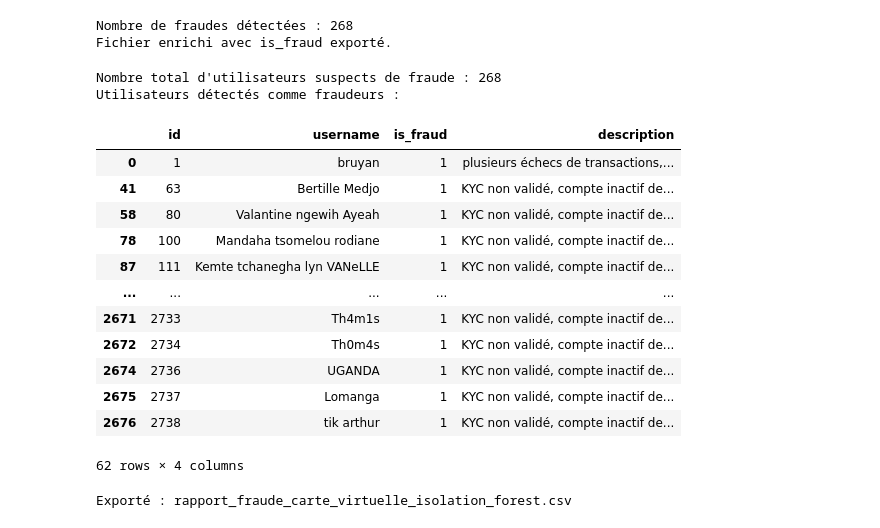
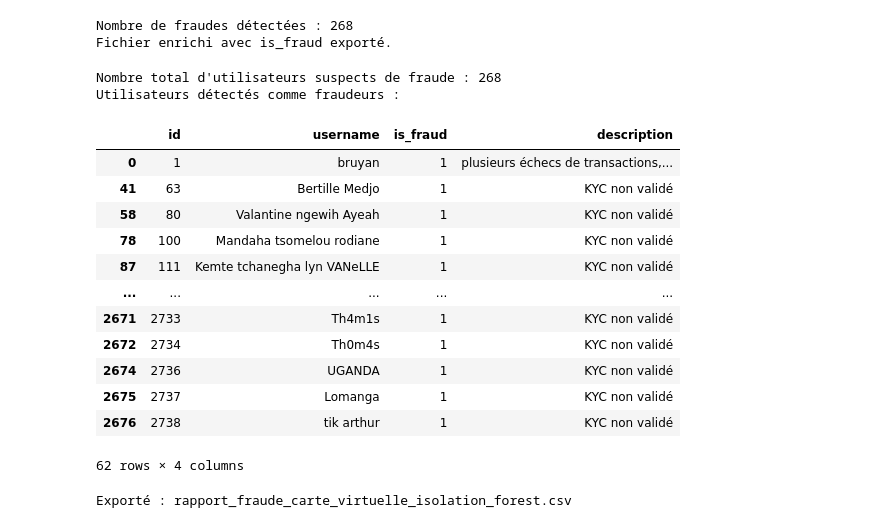
Before and after one commit to Hormele/Monprojet, a Jupyter notebook: notebooks/modelisation_fraude_cartes_virtuelles.ipynb, the cells around one changed output. Saved outputs shown, nothing was run; the diff lists cells and outputs as text; code cells hidden in the pictures.

```diff
--- a/notebooks/modelisation_fraude_cartes_virtuelles.ipynb
+++ b/notebooks/modelisation_fraude_cartes_virtuelles.ipynb
@@ -129,45 +129,44 @@ def generer_description(row):
     if 'nb_trans_failed' in row and row['nb_trans_failed'] > 3:
         raisons.append("plusieurs échecs de transactions")
     if 'kyc_valide' in row and row['kyc_valide'] == 0:
         raisons.append("KYC non validé")
-    if 'delai_derniere_op' in row and row['delai_derniere_op'] > 1000:
-        raisons.append("compte inactif depuis longtemps")
+
 
     return ", ".join(raisons) if raisons else "comportement suspect détecté par le modèle"
 
 # 6. Application de la logique uniquement aux lignes is_fraud = 1
 df_rapport['description'] = df_rapport.apply(
     lambda row: generer_description(row) if row['is_fraud'] == 1 else "", axis=1
 )
 
 # 7. Sélection des colonnes intéressantes pour le rapport
 colonnes_affichage = ['id', 'username', 'is_fraud', 'description']
 rapport_lisible = df_rapport[df_rapport['is_fraud'] == 1][colonnes_affichage]
 
 # 8.suppression des lignes avec des valeurs manquantes (NaN)
 rapport_lisible = rapport_lisible.dropna(subset=['username', 'id'])
 
 #9. Convertir la colonne 'id' en int
 rapport_lisible['id'] = rapport_lisible['id'].astype(int)
 
 # 10. Affichage
 print("Utilisateurs détectés comme fraudeurs :")
 display(rapport_lisible)
 # %% [output]
 Nombre total d'utilisateurs suspects de fraude : 268
 Utilisateurs détectés comme fraudeurs :
 |  | id | username | is_fraud | description |
 | 0 | 1 | bruyan | 1 | plusieurs échecs de transactions,... |
-| 41 | 63 | Bertille Medjo | 1 | KYC non validé, compte inactif de... |
-| 58 | 80 | Valantine ngewih Ayeah | 1 | KYC non validé, compte inactif de... |
-| 78 | 100 | Mandaha tsomelou rodiane | 1 | KYC non validé, compte inactif de... |
-| 87 | 111 | Kemte tchanegha lyn VANeLLE | 1 | KYC non validé, compte inactif de... |
+| 41 | 63 | Bertille Medjo | 1 | KYC non validé |
+| 58 | 80 | Valantine ngewih Ayeah | 1 | KYC non validé |
+| 78 | 100 | Mandaha tsomelou rodiane | 1 | KYC non validé |
+| 87 | 111 | Kemte tchanegha lyn VANeLLE | 1 | KYC non validé |
 | ... | ... | ... | ... | ... |
-| 2671 | 2733 | Th4m1s | 1 | KYC non validé, compte inactif de... |
-| 2672 | 2734 | Th0m4s | 1 | KYC non validé, compte inactif de... |
-| 2674 | 2736 | UGANDA | 1 | KYC non validé, compte inactif de... |
-| 2675 | 2737 | Lomanga | 1 | KYC non validé, compte inactif de... |
-| 2676 | 2738 | tik arthur | 1 | KYC non validé, compte inactif de... |
+| 2671 | 2733 | Th4m1s | 1 | KYC non validé |
+| 2672 | 2734 | Th0m4s | 1 | KYC non validé |
+| 2674 | 2736 | UGANDA | 1 | KYC non validé |
+| 2675 | 2737 | Lomanga | 1 | KYC non validé |
+| 2676 | 2738 | tik arthur | 1 | KYC non validé |
 62 rows × 4 columns
 # %%
 # 9. Export final
```
Also changed, not shown: 9 other files.
